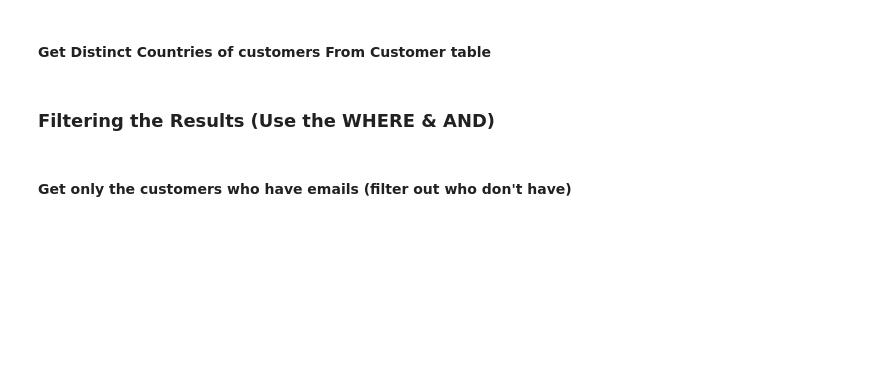
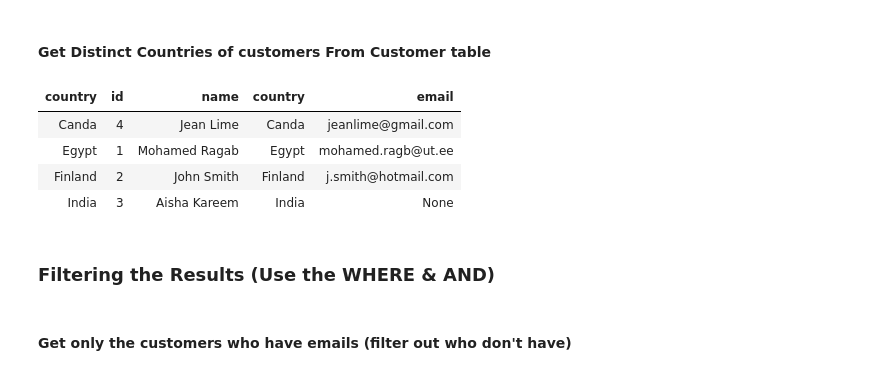
Before and after one commit to haicheviet/dataeng-course-1, a Jupyter notebook: homework_postgres/PostgreSQL-Students.ipynb, the cells around one changed output. Cells and saved outputs as stored; diff of their text form; code cells hidden in the pictures; blank space fills up the shorter version.

```diff
--- a/homework_postgres/PostgreSQL-Students.ipynb
+++ b/homework_postgres/PostgreSQL-Students.ipynb
@@ -337,8 +408,14 @@ display(ord_customers_by_name.style.hide_index())
 #### Get Distinct Countries of customers From Customer table
 # %%
 # Don't RUN before you put your SQL Query
-distinctCountries= psql.read_sql("select DISTINCT ON (country) country, id,name,email from customer", con)
+distinctCountries= psql.read_sql("SELECT DISTINCT ON (country) country, * FROM customer", con)
 display(distinctCountries.style.hide_index())
+# %% [output]
+| country | id | name | country | email |
+| Canda | 4 | Jean Lime | Canda | jeanlime@gmail.com |
+| Egypt | 1 | Mohamed Ragab | Egypt | mohamed.ragb@ut.ee |
+| Finland | 2 | John Smith | Finland | j.smith@hotmail.com |
+| India | 3 | Aisha Kareem | India | None |
 # %% [markdown]
 ### Filtering the Results (Use the WHERE & AND)
 # %% [markdown]
```
Also changed, not shown: parts of 48 cells of this notebook, 4 other files.
